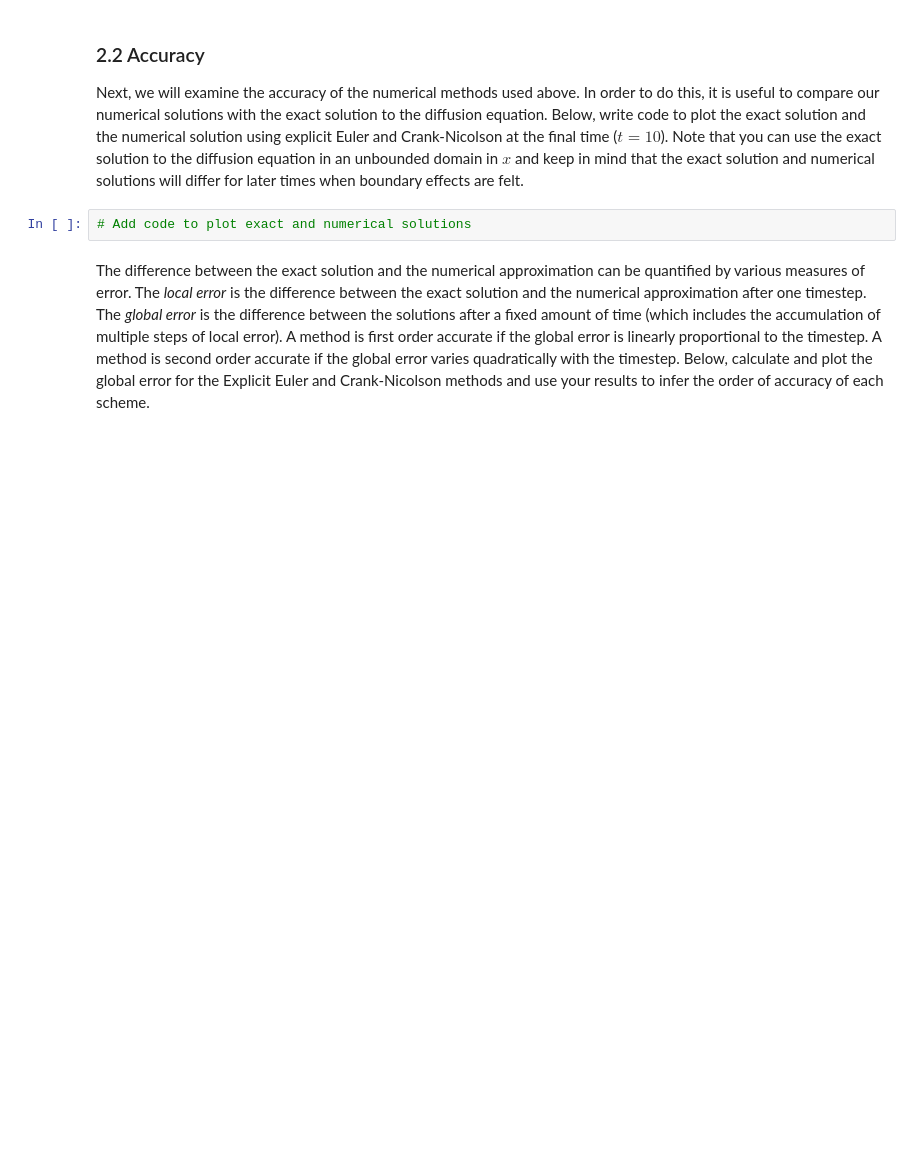
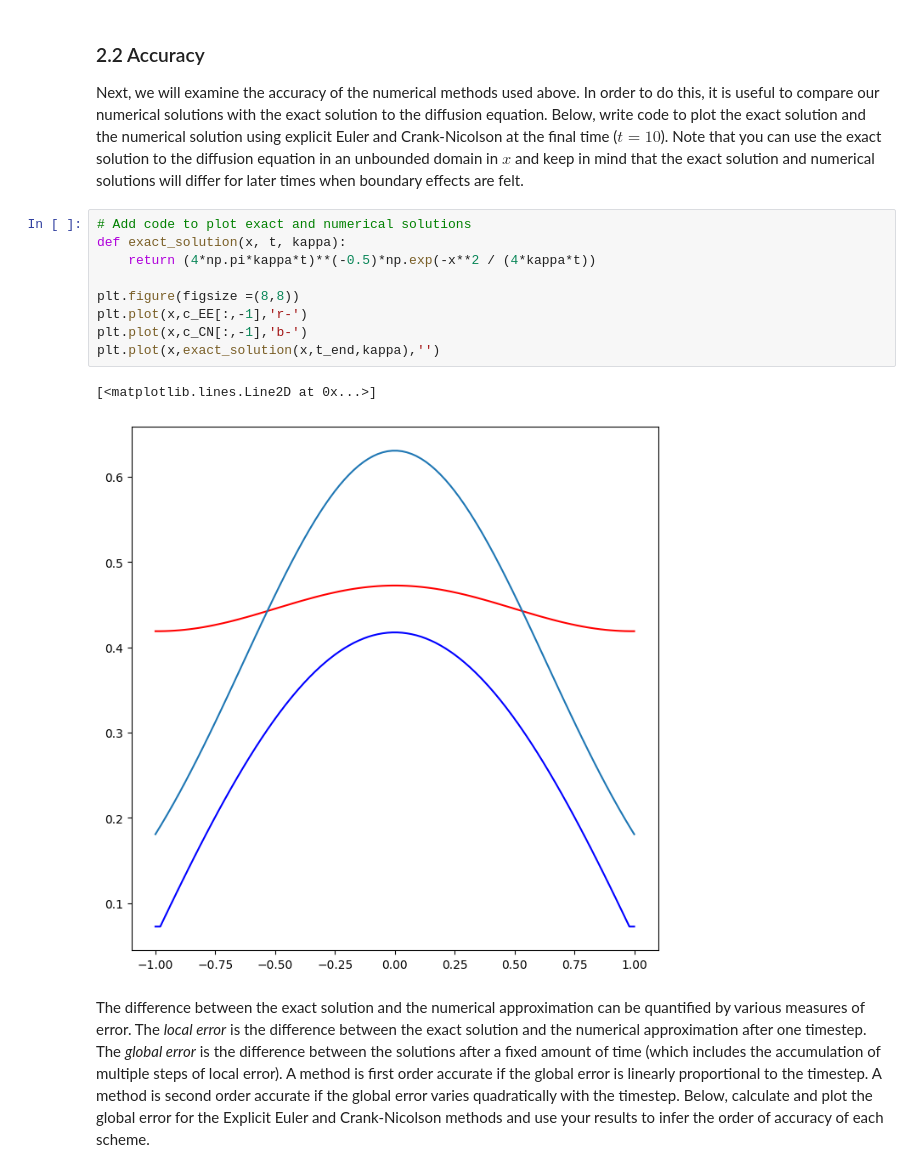
Before and after one commit to kr533-blip/QCES, a Jupyter notebook: Project1_numerical_methods.ipynb, the cells around one changed output. Drawn from its saved outputs; the diff is of its cells as text; blank space fills up the shorter version.

```diff
--- a/Project1_numerical_methods.ipynb
+++ b/Project1_numerical_methods.ipynb
@@ -251,8 +259,18 @@ INSERT COMMENTS HERE
 ### 2.2 Accuracy
 <a id='section2pt2'></a>
 Next, we will examine the accuracy of the numerical methods used above. In order to do this, it is useful to compare our numerical solutions with the exact solution to the diffusion equation. Below, write code to plot the exact solution and the numerical solution using explicit Euler and Crank-Nicolson at the final time ($t=10$). Note that you can use the exact solution to the diffusion equation in an unbounded domain in $x$ and keep in mind that the exact solution and numerical solutions will differ for later times when boundary effects are felt.
-# %%
-# Add code to plot exact and numerical solutions
+# %%
+# Add code to plot exact and numerical solutions
+def exact_solution(x, t, kappa):
+    return (4*np.pi*kappa*t)**(-0.5)*np.exp(-x**2 / (4*kappa*t))
+
+plt.figure(figsize =(8,8))
+plt.plot(x,c_EE[:,-1],'r-')
+plt.plot(x,c_CN[:,-1],'b-')
+plt.plot(x,exact_solution(x,t_end,kappa),'')
+# %% [output]
+[<matplotlib.lines.Line2D at 0x...>]
+[figure, added]
 # %% [markdown]
 The difference between the exact solution and the numerical approximation can be quantified by various measures of error. The *local error* is the difference between the exact solution and the numerical approximation after one timestep. The *global error* is the difference between the solutions after a fixed amount of time (which includes the accumulation of multiple steps of local error). A method is first order accurate if the global error is linearly proportional to the timestep. A method is second order accurate if the global error varies quadratically with the timestep. Below, calculate and plot the global error for the Explicit Euler and Crank-Nicolson methods and use your results to infer the order of accuracy of each scheme.
 # %% [markdown]
```
Also changed, not shown: parts of 5 cells of this notebook.
